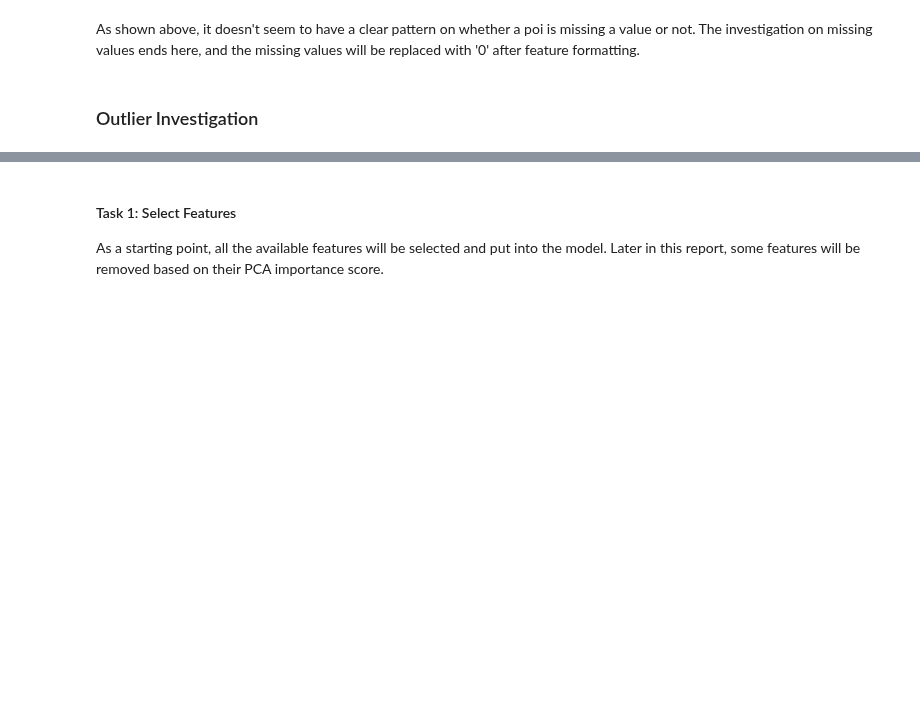
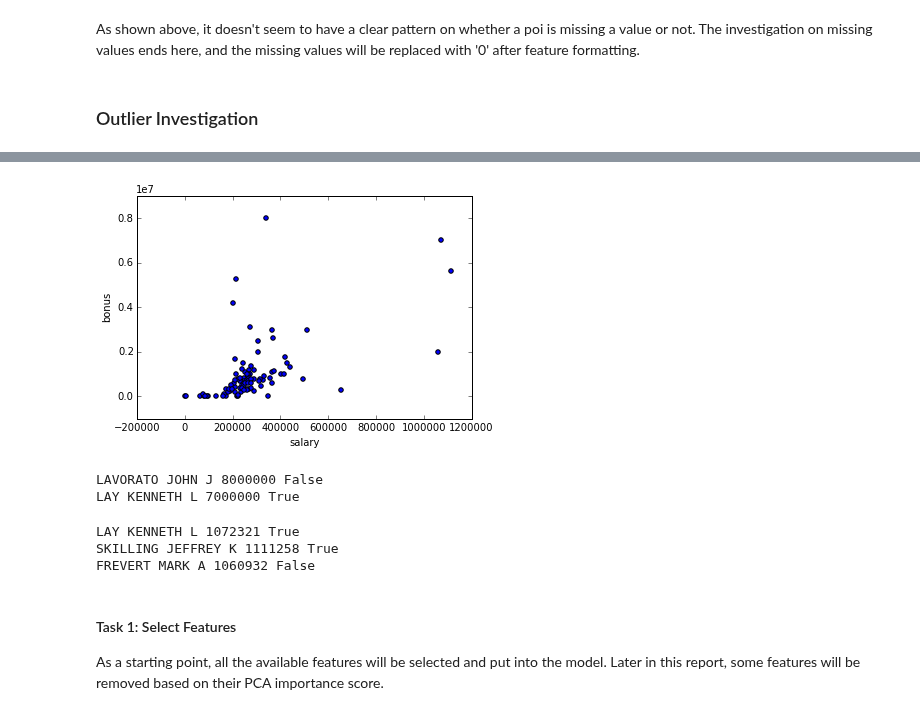
Before and after one commit to yyforyongyu/fraud-detection-enron, a Jupyter notebook: final_project/poi_id.ipynb, the cells around one changed output, grey strips where cells are left out. Drawn from its saved outputs; the diff is of its cells as text; code cells hidden in the pictures; blank space fills up the shorter version.

```diff
--- a/final_project/poi_id.ipynb
+++ b/final_project/poi_id.ipynb
@@ -217,0 +327,3 @@ As shown above, it doesn't seem to have a clear pattern on whether a poi is miss
+# %%
+# remove the outlier 'TOTAL'
+data_dict.pop("TOTAL")
@@ -218,3 +348,36 @@ As shown above, it doesn't seem to have a clear pattern on whether a poi is miss
+# %%
+# reformat the new dataset
+data = featureFormat(data_dict, features)
+
+# create the plot
+for point in data:
+    salary = point[0]
+    bonus = point[1]
+    matplotlib.pyplot.scatter( salary, bonus )
+
+# plot the features again to check on outliers
+matplotlib.pyplot.xlabel("salary")
+matplotlib.pyplot.ylabel("bonus")
+matplotlib.pyplot.show()
+# %% [output]
+[figure, added]
+# %%
+# check the outliers in 'bonus'.
+for key, item in data_dict.iteritems():
+    if item["bonus"] > 0.6 * 1e7 and item["bonus"] != "NaN":
+        print key, item["bonus"], item["poi"]
+# %% [output]
+LAVORATO JOHN J 8000000 False
+LAY KENNETH L 7000000 True
+# %%
+# check the outliers in 'salary'.
+for key, item in data_dict.iteritems():
+    if item["salary"] > 1000000 and item["bonus"] != "NaN":
+        print key, item["salary"], item["poi"]
+# %% [output]
+LAY KENNETH L 1072321 True
+SKILLING JEFFREY K 1111258 True
+FREVERT MARK A 1060932 False
 # %% [markdown]
 #### Task 1: Select Features
 As a starting point, all the available features will be selected and put into the model. Later in this report, some features will be removed based on their PCA importance score.
```
Also changed, not shown: parts of 18 cells of this notebook, 1 other file.
